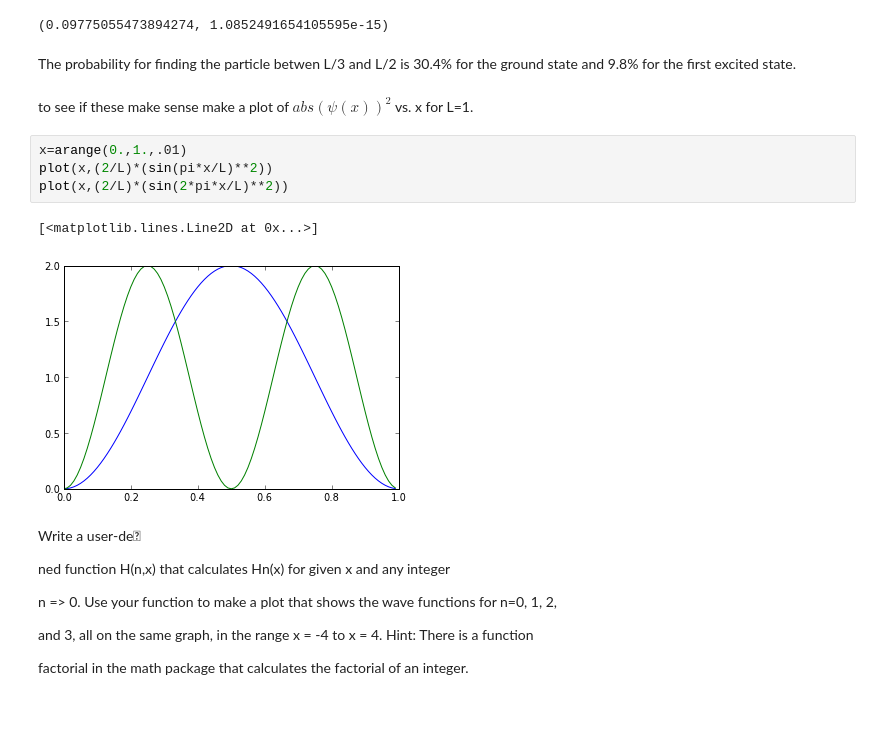
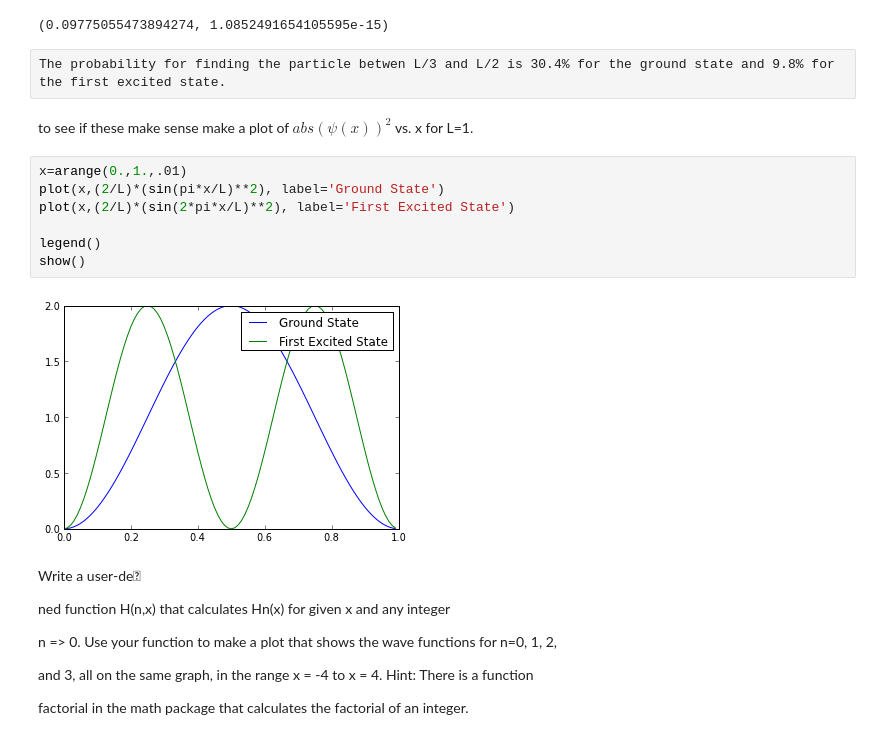
Before and after one commit to nmilgram/PHYS-202-S13, a Jupyter notebook: Week5/IntegrationEx4.ipynb, the cells around one changed output. Drawn from its saved outputs; the diff is of its cells as text; blank space fills up the shorter version.

```diff
--- a/Week5/IntegrationEx4.ipynb
+++ b/Week5/IntegrationEx4.ipynb
@@ -150,17 +1350,19 @@ result=integrate.quad(g, L/3., L/2.)
 print result
 # %% [output]
 (0.09775055473894274, 1.0852491654105595e-15)
-# %% [markdown]
-The probability for finding the particle betwen L/3 and L/2 is 30.4% for the ground state and 9.8% for the first excited state.
+# %% [raw]
+The probability for finding the particle betwen L/3 and L/2 is 30.4% for the ground state and 9.8% for the first excited state.
 # %% [markdown]
 to see if these make sense make a plot of $abs(\psi(x))^2$ vs. x for L=1.
 # %%
 x=arange(0.,1.,.01)
-plot(x,(2/L)*(sin(pi*x/L)**2))
-plot(x,(2/L)*(sin(2*pi*x/L)**2))
+plot(x,(2/L)*(sin(pi*x/L)**2), label='Ground State')
+plot(x,(2/L)*(sin(2*pi*x/L)**2), label='First Excited State')
+
+legend()
+show()
 # %% [output]
-[<matplotlib.lines.Line2D at 0x...>]
-[figure, old version]
+[figure, new version]
 # %% [markdown]
 Write a user-de
 
```
Also changed, not shown: parts of 9 cells of this notebook, 1 other file.
